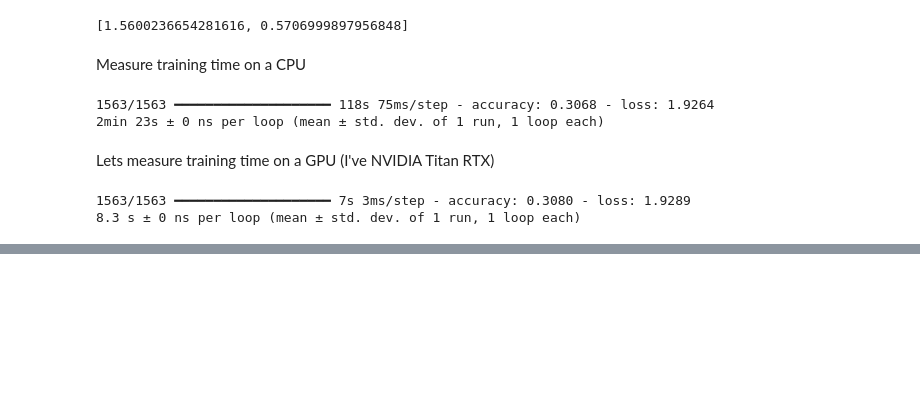
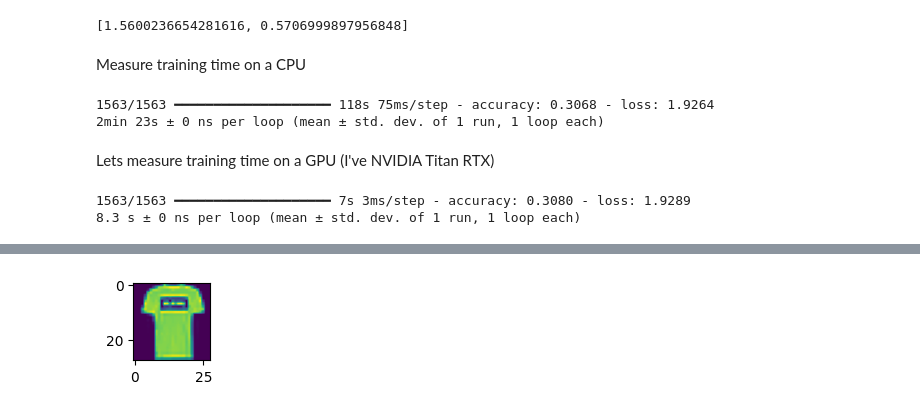
Before and after one commit to babatundeibukun/DEEP-LEARNING-PROJECT---COMPUTER, a Jupyter notebook: GPU_vs_CPU_benchmarking.ipynb, the cells around one changed output, grey strips where cells are left out. Cells and saved outputs as stored; diff of their text form; code cells hidden in the pictures; blank space fills up the shorter version.

```diff
--- a/GPU_vs_CPU_benchmarking.ipynb
+++ b/GPU_vs_CPU_benchmarking.ipynb
@@ -244,0 +268,4 @@ with tf.device('/GPU:0'):
+# %%
+show_image(1)
+# %% [output]
+[figure, added]
```
Also changed, not shown: parts of 18 cells of this notebook.
